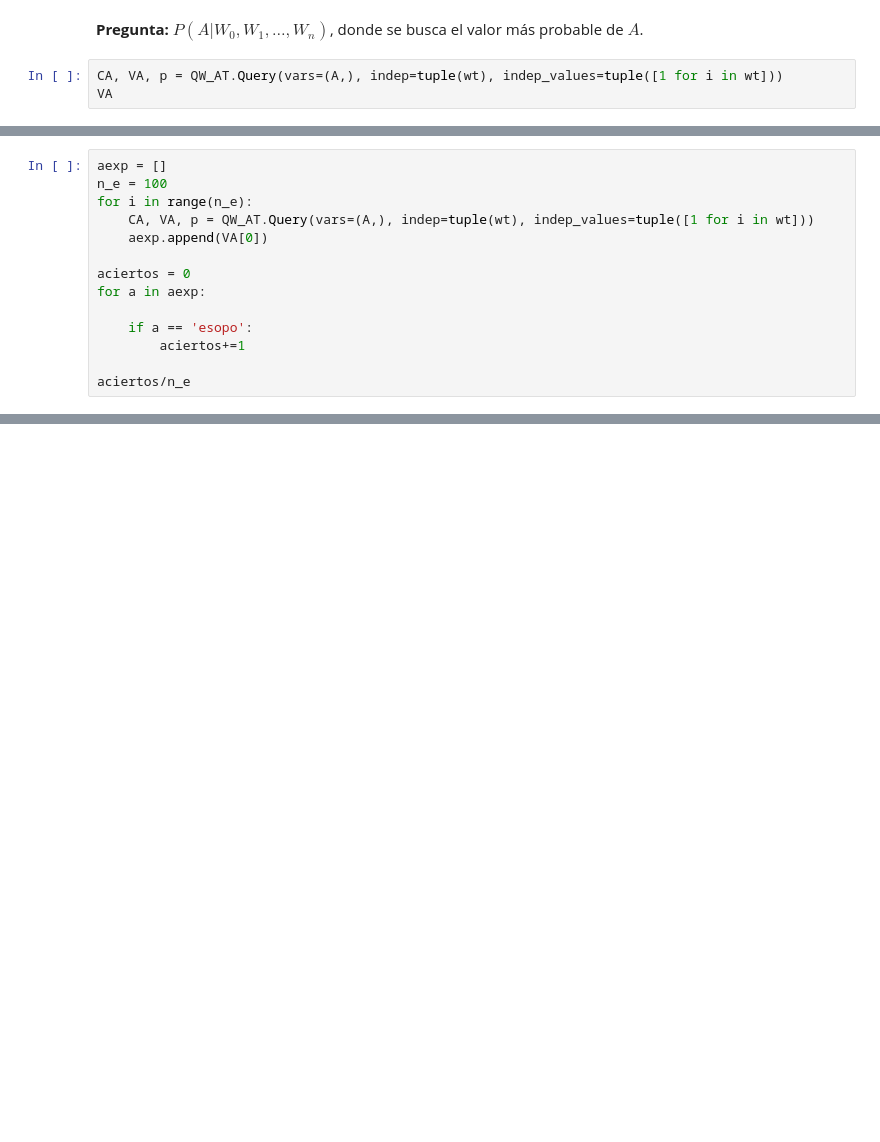
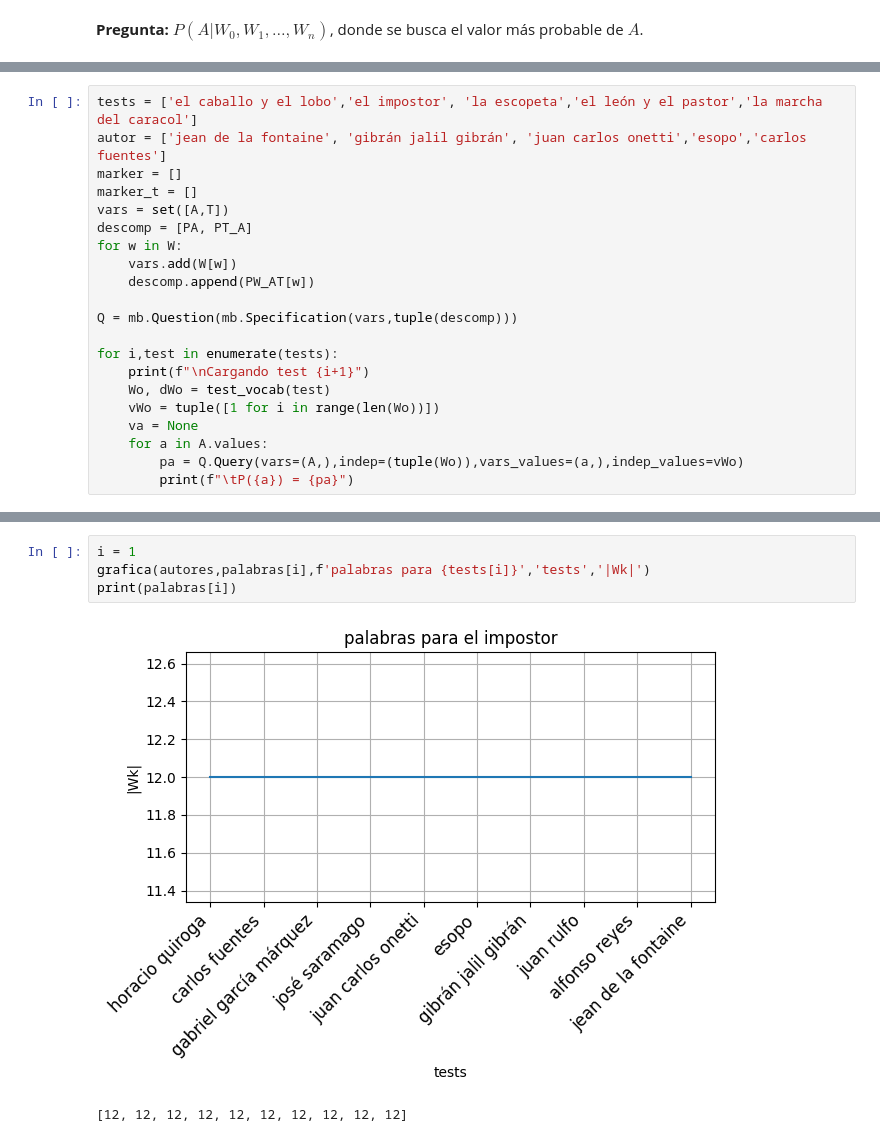
Before and after one commit to robertorys/Tesis, a Jupyter notebook: Test_mib_v2_3_2.ipynb, the cells around one changed output, grey strips where cells are left out. Drawn from its saved outputs; the diff is of its cells as text; blank space fills up the shorter version.

Commit message:
Avence de test de mib v2.3.2

```diff
--- a/Test_mib_v2_3_2.ipynb
+++ b/Test_mib_v2_3_2.ipynb
@@ -1111,6 +1109,3 @@ len(wt)
 # %% [markdown]
 **Pregunta:**
 $ P(A | W_0, W_1, \dots, W_n) $, donde se busca el valor más probable de $A$.
-# %%
-CA, VA, p = QW_AT.Query(vars=(A,), indep=tuple(wt), indep_values=tuple([1 for i in wt]))
-VA
@@ -1259,14 +1111,0 @@ len(wt)
-# %%
-aexp = []
-n_e = 100
-for i in range(n_e):
-    CA, VA, p = QW_AT.Query(vars=(A,), indep=tuple(wt), indep_values=tuple([1 for i in wt]))
-    aexp.append(VA[0])
-
-aciertos = 0
-for a in aexp:
-
-    if a == 'esopo':
-        aciertos+=1
-
-aciertos/n_e
@@ -1274,0 +1114,21 @@ aciertos/n_e
+# %%
+tests = ['el caballo y el lobo','el impostor', 'la escopeta','el león y el pastor','la marcha del caracol']
+autor = ['jean de la fontaine', 'gibrán jalil gibrán', 'juan carlos onetti','esopo','carlos fuentes']
+marker = []
+marker_t = []
+vars = set([A,T])
+descomp = [PA, PT_A]
+for w in W:
+    vars.add(W[w])
+    descomp.append(PW_AT[w])
+
+Q = mb.Question(mb.Specification(vars,tuple(descomp)))
+
+for i,test in enumerate(tests):
+    print(f"\nCargando test {i+1}")
+    Wo, dWo = test_vocab(test)
+    vWo = tuple([1 for i in range(len(Wo))])
+    va = None
+    for a in A.values:
+        pa = Q.Query(vars=(A,),indep=(tuple(Wo)),vars_values=(a,),indep_values=vWo)
+        print(f"\tP({a}) = {pa}")
@@ -1274,0 +1196,7 @@ aciertos/n_e
+# %%
+i = 1
+grafica(autores,palabras[i],f'palabras para {tests[i]}','tests','|Wk|')
+print(palabras[i])
+# %% [output]
+[figure, added]
+[12, 12, 12, 12, 12, 12, 12, 12, 12, 12]
```
Also changed, not shown: parts of 69 cells of this notebook, 12 other files.
